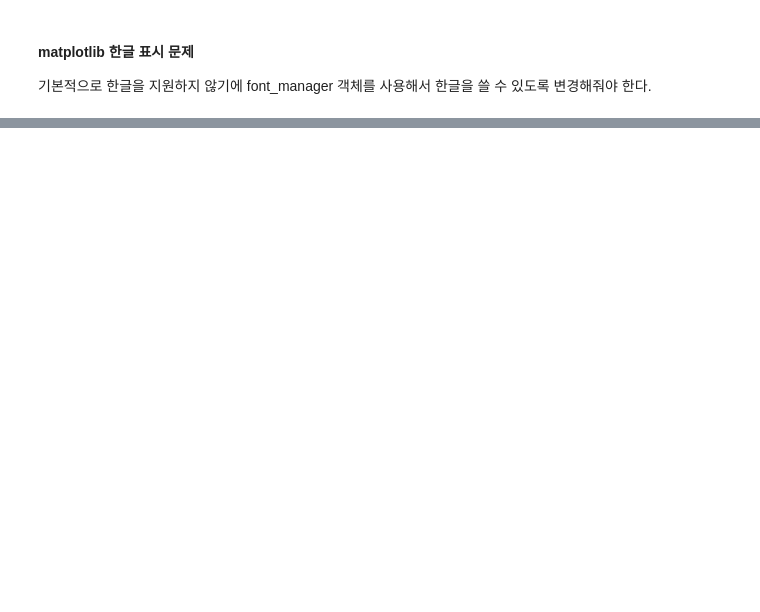
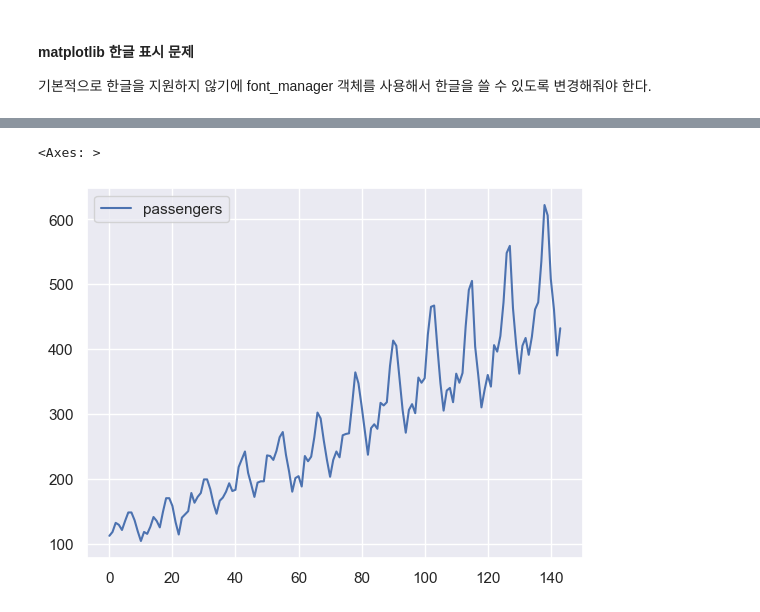
Before and after one commit to KangJeongTaek/bigdata-analysis-2024, a Jupyter notebook: day02/da05_plot_basic.ipynb, the cells around one changed output, grey strips where cells are left out. Cells and saved outputs as stored; diff of their text form; code cells hidden in the pictures; blank space fills up the shorter version.

```diff
--- a/day02/da05_plot_basic.ipynb
+++ b/day02/da05_plot_basic.ipynb
@@ -160,0 +200,6 @@ rcParams['axes.unicode_minus'] = False # 한글 사용시 마이너스가 표시
+# %%
+flights = sns.load_dataset('flights')
+flights[['month','passengers']].plot()
+# %% [output]
+<Axes: >
+[figure, added]
```
Also changed, not shown: parts of 15 cells of this notebook, 6 other files.
